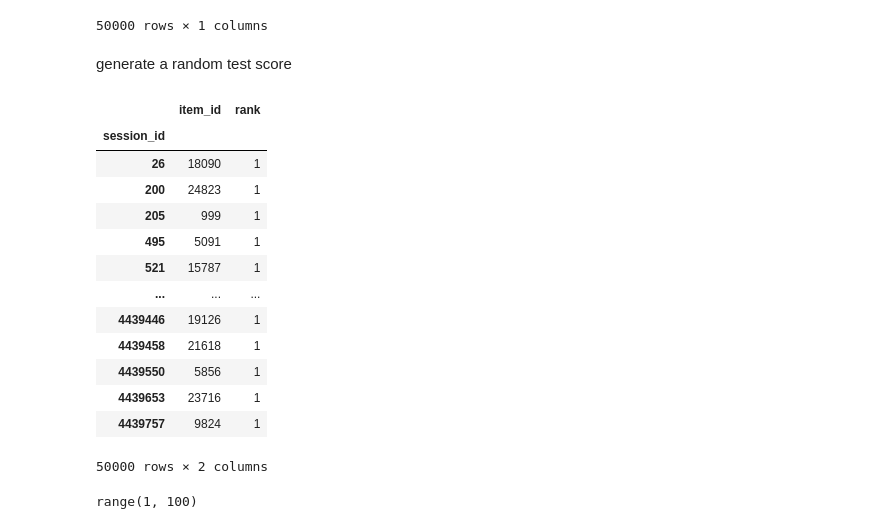
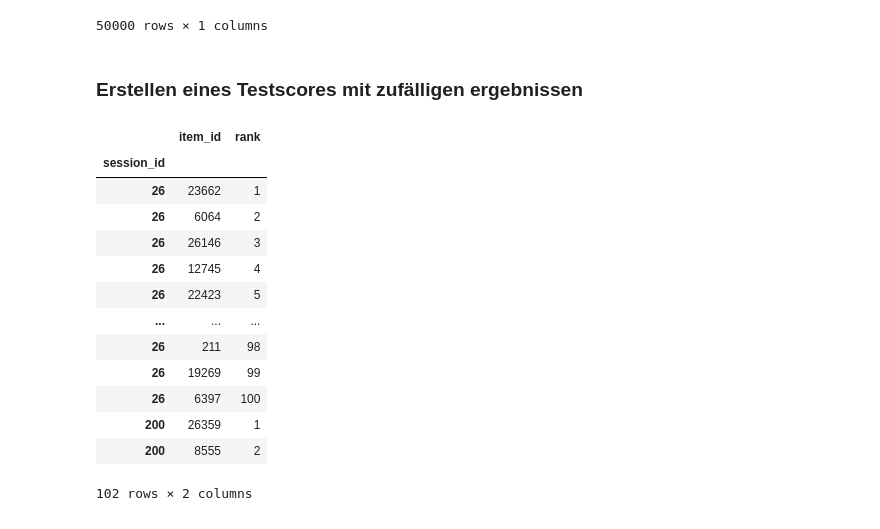
Before and after one commit to Ananassio/Data-Science_lab, a Jupyter notebook: Project/Data.ipynb, the cells around one changed output. Saved outputs shown, nothing was run; the diff lists cells and outputs as text; code cells hidden in the pictures.

```diff
--- a/Project/Data.ipynb
+++ b/Project/Data.ipynb
@@ -229,5 +202,7 @@ test_sessions
 | 49998 | 4439653 |
 | 49999 | 4439757 |
 50000 rows × 1 columns
+# %% [markdown]
+### Erstellen eines Testscores mit zufälligen ergebnissen
 # %%
 test = pd.DataFrame();
@@ -236,30 +209,25 @@ random_ids = pd.DataFrame(np.random.randint(test_leaderboard_sessions['item_id']
 # %%
-test['session_id'] = test_leaderboard_sessions['session_id'].unique()#.sort_values()
-test['item_id'] = pd.DataFrame(np.random.randint(train_purchases['item_id'].min(), train_purchases['item_id'].max(), size=(50000,1)))
-test['rank'] = 1
+test['session_id'] = test_leaderboard_sessions['session_id'].unique()
+test  = test.loc[test.index.repeat(100)].reset_index(drop=True)
+test['item_id'] = pd.DataFrame(np.random.randint(train_purchases['item_id'].min(), train_purchases['item_id'].max(), size=(len(test),1)))
+test['rank'] = test.groupby('session_id').cumcount()+1
 test = test.set_index('session_id')
-# %% [markdown]
-generate a random test score
 # %%
-test
+test.head(102)
 # %% [output]
 |  | item_id | rank |
 | session_id |  |  |
-| 26 | 18090 | 1 |
-| 200 | 24823 | 1 |
-| 205 | 999 | 1 |
-| 495 | 5091 | 1 |
-| 521 | 15787 | 1 |
+| 26 | 23662 | 1 |
+| 26 | 6064 | 2 |
+| 26 | 26146 | 3 |
+| 26 | 12745 | 4 |
+| 26 | 22423 | 5 |
 | ... | ... | ... |
-| 4439446 | 19126 | 1 |
-| 4439458 | 21618 | 1 |
-| 4439550 | 5856 | 1 |
-| 4439653 | 23716 | 1 |
-| 4439757 | 9824 | 1 |
+| 26 | 211 | 98 |
+| 26 | 19269 | 99 |
+| 26 | 6397 | 100 |
+| 200 | 26359 | 1 |
+| 200 | 8555 | 2 |
-50000 rows × 2 columns
+102 rows × 2 columns
 # %%
 test.to_csv('test.csv')
-# %%
-range(1,100)
-# %% [output]
-range(1, 100)
```
Also changed, not shown: parts of 10 cells of this notebook.
